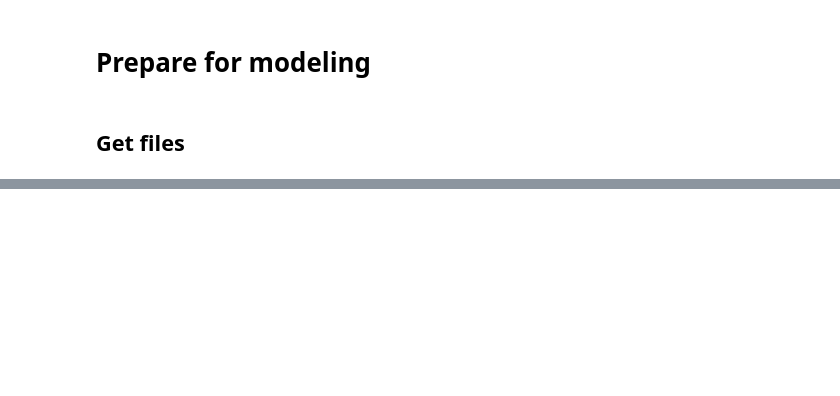
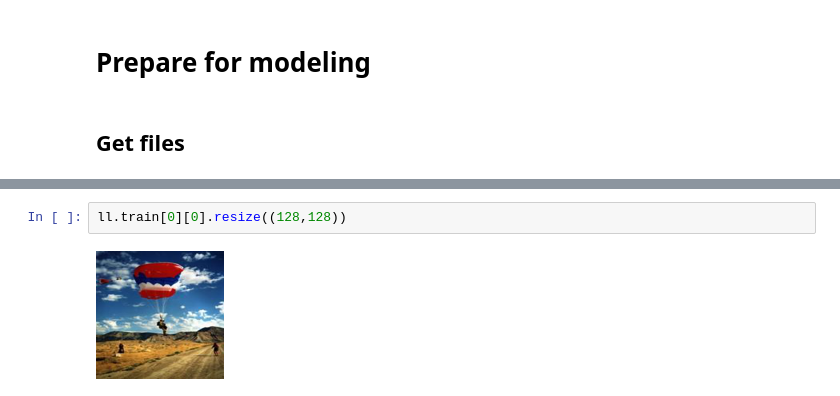
Before and after one commit to SanderML/fastai-course-v3, a Jupyter notebook: nbs/dl2/selfmade/08_data_block.ipynb, the cells around one changed output, grey strips where cells are left out. Cells and saved outputs as stored; diff of their text form; blank space fills up the shorter version.

```diff
--- a/nbs/dl2/selfmade/08_data_block.ipynb
+++ b/nbs/dl2/selfmade/08_data_block.ipynb
@@ -219,0 +436,4 @@ def compose
+# %%
+ll.train[0][0].resize((128,128))
+# %% [output]
+[figure, added]
```
Also changed, not shown: parts of 78 cells of this notebook, 9 other files.
